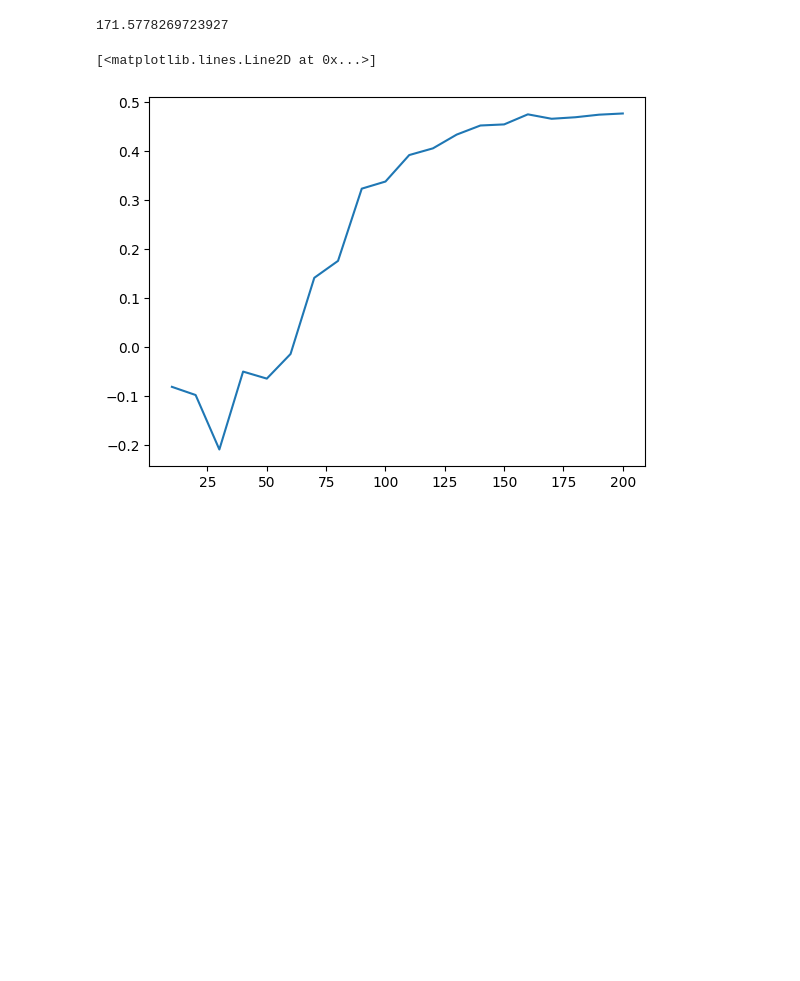
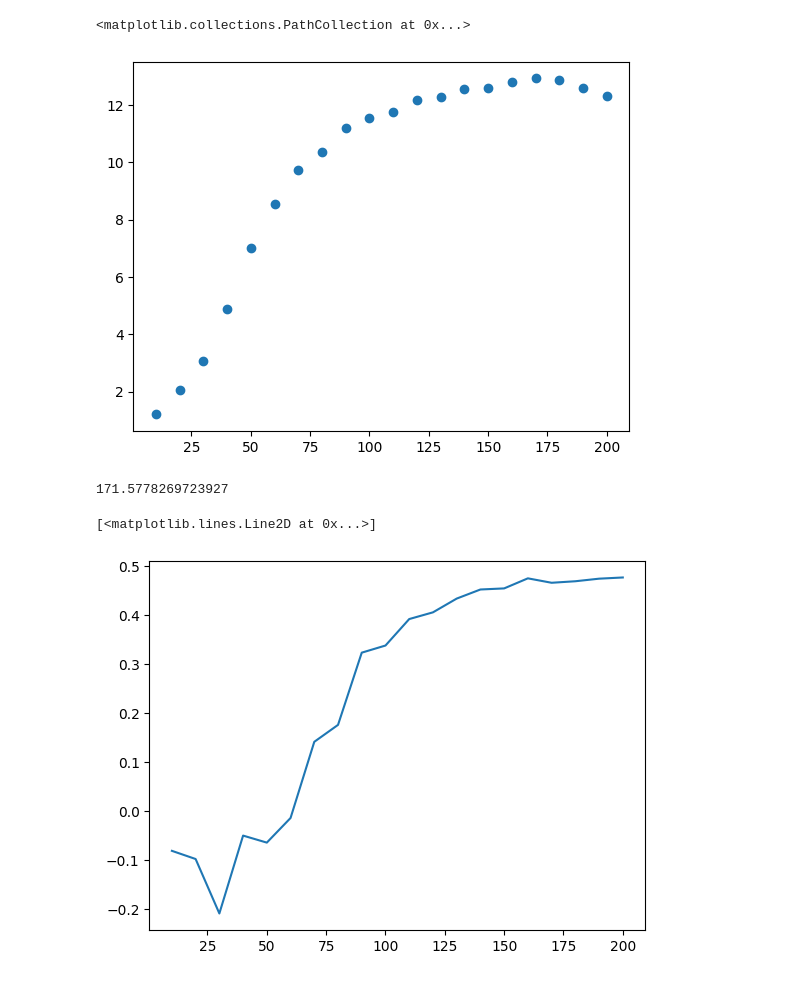
Before and after one commit to ligand-discovery/on-the-fly-modeling, a Jupyter notebook: notebooks/Development.ipynb, the cells around one changed output. Drawn from its saved outputs; the diff is of its cells as text; code cells hidden in the pictures; blank space fills up the shorter version.

```diff
--- a/notebooks/Development.ipynb
+++ b/notebooks/Development.ipynb
@@ -74,3 +72,8 @@ plt.scatter(data["hit_cut"], data["prom"])
+# %%
+plt.scatter(data["hit_cut"], data["hits"])
+# %% [output]
+<matplotlib.collections.PathCollection at 0x...>
+[figure, added]
 # %%
 from scipy.optimize import curve_fit
 
```
Also changed, not shown: parts of 2 cells of this notebook, 13 other files.
